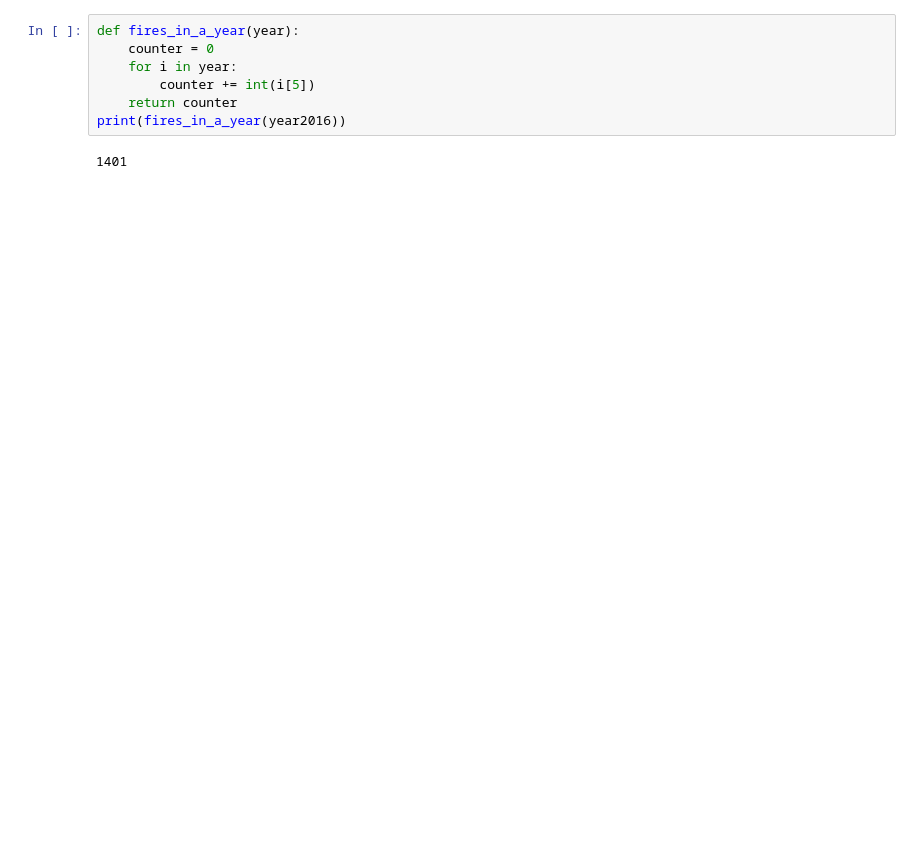
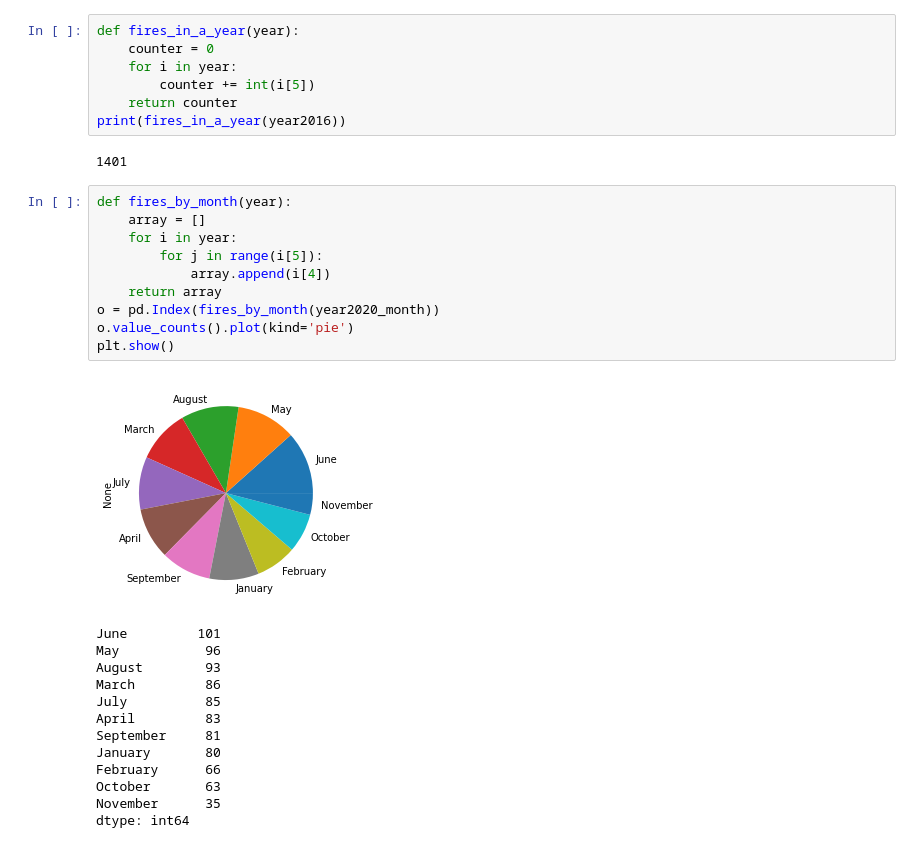
Before and after one commit to KatiIlus/IDC_Project_Fires_in_Estonia, a Jupyter notebook: Fires_in_Estonia.ipynb, the cells around one changed output. Saved outputs shown, nothing was run; the diff lists cells and outputs as text; blank space fills up the shorter version.

```diff
--- a/Fires_in_Estonia.ipynb
+++ b/Fires_in_Estonia.ipynb
@@ -60,6 +103,30 @@ def fires_in_a_year(year):
 print(fires_in_a_year(year2016))
 # %% [output]
 1401
+# %%
+def fires_by_month(year):
+    array = []
+    for i in year:
+        for j in range(i[5]):
+            array.append(i[4])
+    return array
+o = pd.Index(fires_by_month(year2020_month))
+o.value_counts().plot(kind='pie')
+plt.show()
+# %% [output]
+[figure, added]
+June         101
+May           96
+August        93
+March         86
+July          85
+April         83
+September     81
+January       80
+February      66
+October       63
+November      35
+dtype: int64
 # %%
 def different_causes(year):
     array = []
```
Also changed, not shown: parts of 24 cells of this notebook.
